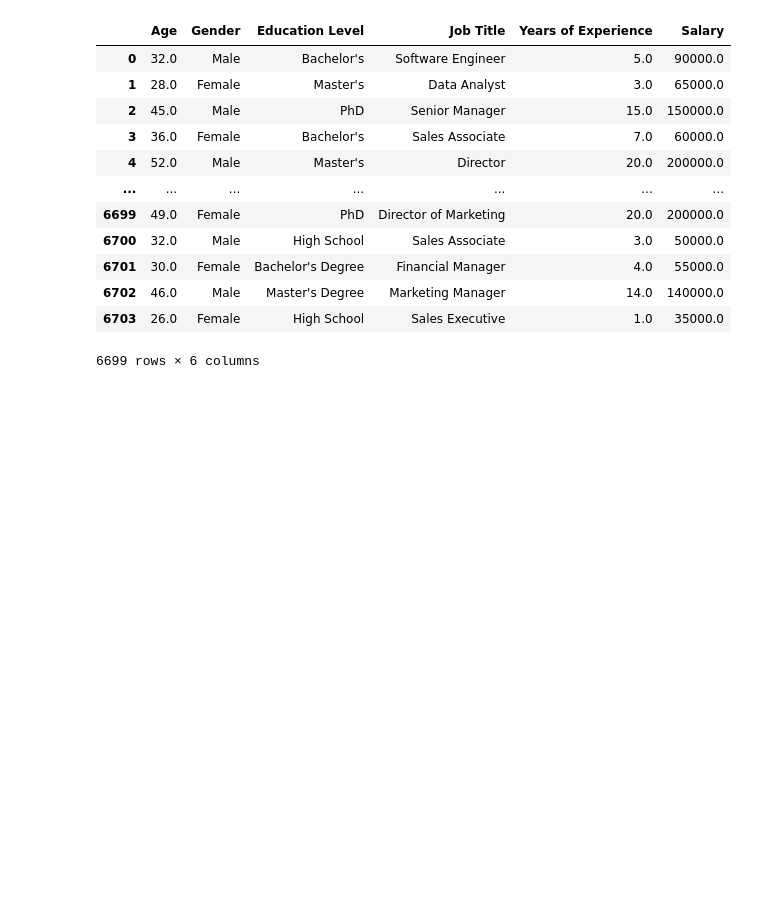
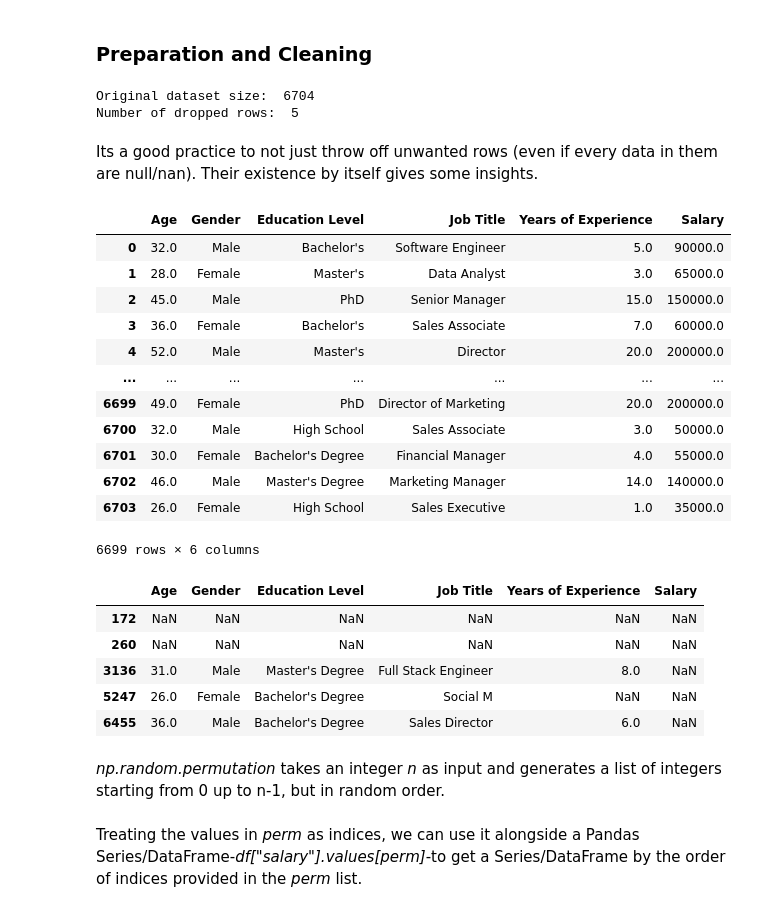
Before and after one commit to Gerum-Berhanu/linear-regression, a Jupyter notebook: salary.ipynb, the cells around one changed output. Drawn from its saved outputs; the diff is of its cells as text; code cells hidden in the pictures; blank space fills up the shorter version.

Commit message:
included markdown explanations throughout salary.ipynb file

```diff
--- a/salary.ipynb
+++ b/salary.ipynb
@@ -5,2 +30,16 @@ import pandas as pd
+# %% [markdown]
+### Preparation and Cleaning
 # %%
 load_df = pd.read_csv("./datasets/Salary_Data.csv")
+
+df = pd.DataFrame(load_df)
+
+print("Original dataset size: ", len(df))
+
+dropped_rows = df[df[["Years of Experience", "Salary"]].isnull().any(axis=1)]
+df = df.dropna(subset=["Years of Experience", "Salary"])
+
+print("Number of dropped rows: ", len(dropped_rows))
+# %% [output]
+Original dataset size:  6704
+Number of dropped rows:  5
@@ -11,17 +46,28 @@ df = df.dropna(subset=["Years of Experience", "Salary"])
+# %% [markdown]
+Its a good practice to not just throw off unwanted rows (even if every data in them are null/nan). Their existence by itself gives some insights.
 # %%
-df
+display(df)
+display(dropped_rows)
 # %% [output]
 |  | Age | Gender | Education Level | Job Title | Years of Experience | Salary |
 | 0 | 32.0 | Male | Bachelor's | Software Engineer | 5.0 | 90000.0 |
 | 1 | 28.0 | Female | Master's | Data Analyst | 3.0 | 65000.0 |
 | 2 | 45.0 | Male | PhD | Senior Manager | 15.0 | 150000.0 |
 | 3 | 36.0 | Female | Bachelor's | Sales Associate | 7.0 | 60000.0 |
 | 4 | 52.0 | Male | Master's | Director | 20.0 | 200000.0 |
 | ... | ... | ... | ... | ... | ... | ... |
 | 6699 | 49.0 | Female | PhD | Director of Marketing | 20.0 | 200000.0 |
 | 6700 | 32.0 | Male | High School | Sales Associate | 3.0 | 50000.0 |
 | 6701 | 30.0 | Female | Bachelor's Degree | Financial Manager | 4.0 | 55000.0 |
 | 6702 | 46.0 | Male | Master's Degree | Marketing Manager | 14.0 | 140000.0 |
 | 6703 | 26.0 | Female | High School | Sales Executive | 1.0 | 35000.0 |
 6699 rows × 6 columns
+|  | Age | Gender | Education Level | Job Title | Years of Experience | Salary |
+| 172 | NaN | NaN | NaN | NaN | NaN | NaN |
+| 260 | NaN | NaN | NaN | NaN | NaN | NaN |
+| 3136 | 31.0 | Male | Master's Degree | Full Stack Engineer | 8.0 | NaN |
+| 5247 | 26.0 | Female | Bachelor's Degree | Social M | NaN | NaN |
+| 6455 | 36.0 | Male | Bachelor's Degree | Sales Director | 6.0 | NaN |
+# %% [markdown]
+*np.random.permutation* takes an integer *n* as input and generates a list of integers starting from 0 up to n-1, but in random order.
 # %%
@@ -38,0 +78,2 @@ from models import *
+# %% [markdown]
+Treating the values in *perm* as indices, we can use it alongside a Pandas Series/DataFrame-*df["salary"].values[perm]*-to get a Series/DataFrame by the order of indices provided in the *perm* list.
```
Also changed, not shown: parts of 24 cells of this notebook.
